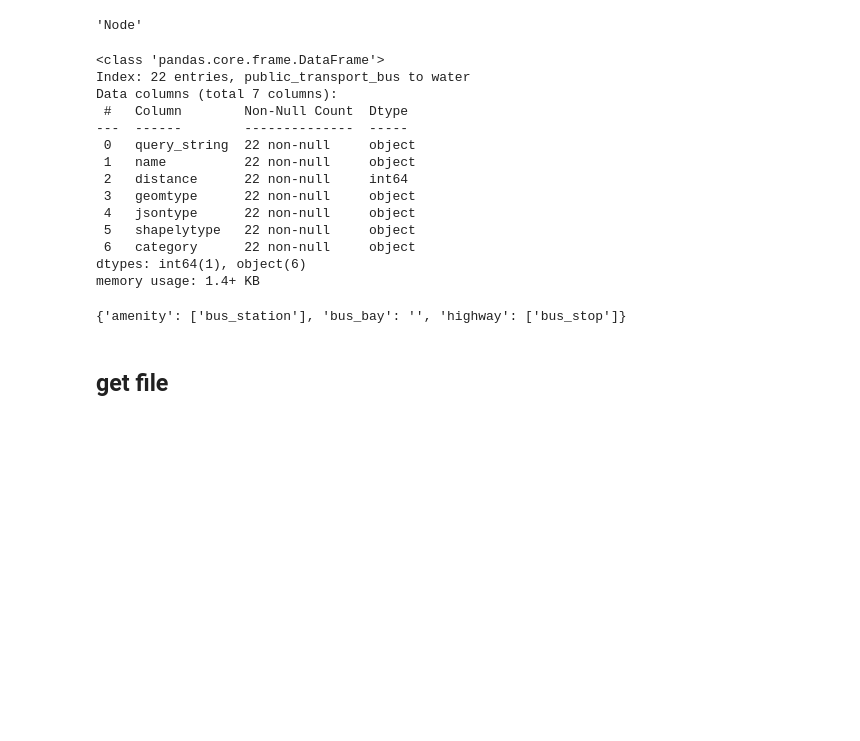
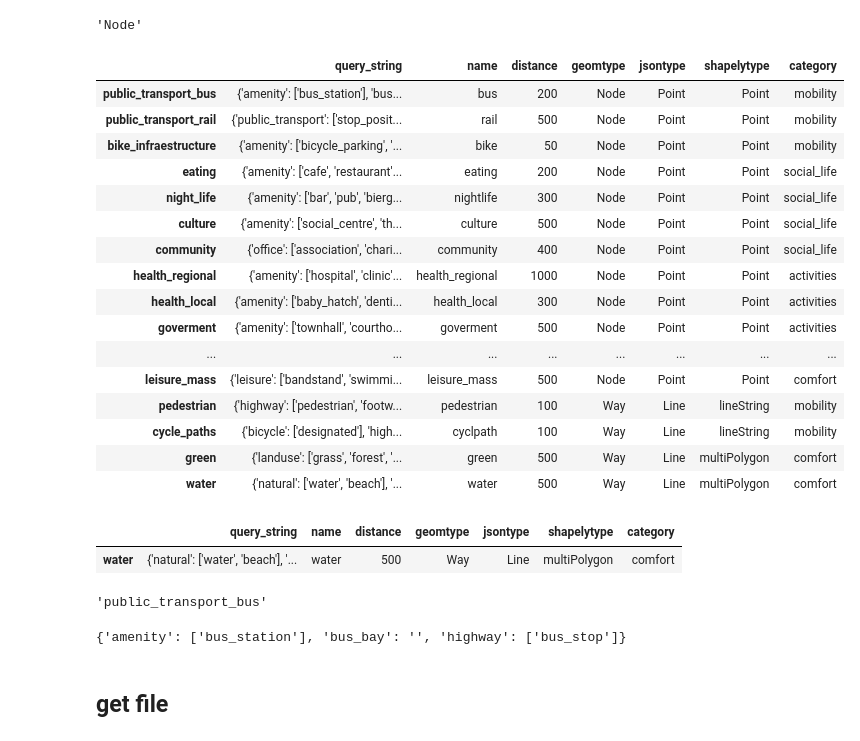
Before and after one commit to chvieira2/livablestreets, a Jupyter notebook: notebooks/Laia_osmfilter_pbf_geojson.ipynb, the cells around one changed output. Drawn from its saved outputs; the diff is of its cells as text; code cells hidden in the pictures; blank space fills up the shorter version.

```diff
--- a/notebooks/Laia_osmfilter_pbf_geojson.ipynb
+++ b/notebooks/Laia_osmfilter_pbf_geojson.ipynb
@@ -220,29 +228,43 @@ from livablestreets.query_names_detailed import master_query
 # %%
-df = master_query()
+df = master_query_complex()
 df['geomtype'].iloc[0]
 # %% [output]
 'Node'
 # %%
-df.info()
+df
 # %% [output]
-<class 'pandas.core.frame.DataFrame'>
-Index: 22 entries, public_transport_bus to water
-Data columns (total 7 columns):
- #   Column        Non-Null Count  Dtype
----  ------        --------------  -----
- 0   query_string  22 non-null     object
- 1   name          22 non-null     object
- 2   distance      22 non-null     int64
- 3   geomtype      22 non-null     object
- 4   jsontype      22 non-null     object
- 5   shapelytype   22 non-null     object
- 6   category      22 non-null     object
-dtypes: int64(1), object(6)
-memory usage: 1.4+ KB
+|  | query_string | name | distance | geomtype | jsontype | shapelytype | category |
+| public_transport_bus | {'amenity': ['bus_station'], 'bus... | bus | 200 | Node | Point | Point | mobility |
+| public_transport_rail | {'public_transport': ['stop_posit... | rail | 500 | Node | Point | Point | mobility |
+| bike_infraestructure | {'amenity': ['bicycle_parking', '... | bike | 50 | Node | Point | Point | mobility |
+| eating | {'amenity': ['cafe', 'restaurant'... | eating | 200 | Node | Point | Point | social_life |
+| night_life | {'amenity': ['bar', 'pub', 'bierg... | nightlife | 300 | Node | Point | Point | social_life |
+| culture | {'amenity': ['social_centre', 'th... | culture | 500 | Node | Point | Point | social_life |
+| community | {'office': ['association', 'chari... | community | 400 | Node | Point | Point | social_life |
+| health_regional | {'amenity': ['hospital', 'clinic'... | health_regional | 1000 | Node | Point | Point | activities |
+| health_local | {'amenity': ['baby_hatch', 'denti... | health_local | 300 | Node | Point | Point | activities |
+| goverment | {'amenity': ['townhall', 'courtho... | goverment | 500 | Node | Point | Point | activities |
+| ... | ... | ... | ... | ... | ... | ... | ... |
+| leisure_mass | {'leisure': ['bandstand', 'swimmi... | leisure_mass | 500 | Node | Point | Point | comfort |
+| pedestrian | {'highway': ['pedestrian', 'footw... | pedestrian | 100 | Way | Line | lineString | mobility |
+| cycle_paths | {'bicycle': ['designated'], 'high... | cyclpath | 100 | Way | Line | lineString | mobility |
+| green | {'landuse': ['grass', 'forest', '... | green | 500 | Way | Line | multiPolygon | comfort |
+| water | {'natural': ['water', 'beach'], '... | water | 500 | Way | Line | multiPolygon | comfort |
 # %%
-df['query_string'].iloc[0]
+new = df.iloc[21:22]
-# %% [output]
-{'amenity': ['bus_station'], 'bus_bay': '', 'highway': ['bus_stop']}
+# %%
+new
+# %% [output]
+|  | query_string | name | distance | geomtype | jsontype | shapelytype | category |
+| water | {'natural': ['water', 'beach'], '... | water | 500 | Way | Line | multiPolygon | comfort |
+# %%
+df.index[0]
+# %% [output]
+'public_transport_bus'
+# %%
+df['query_string'].iloc[0]
+# %% [output]
+{'amenity': ['bus_station'], 'bus_bay': '', 'highway': ['bus_stop']}
 # %% [markdown]
 ## get file
 # %% [markdown]
```
Also changed, not shown: parts of 14 cells of this notebook, 3 other files.
